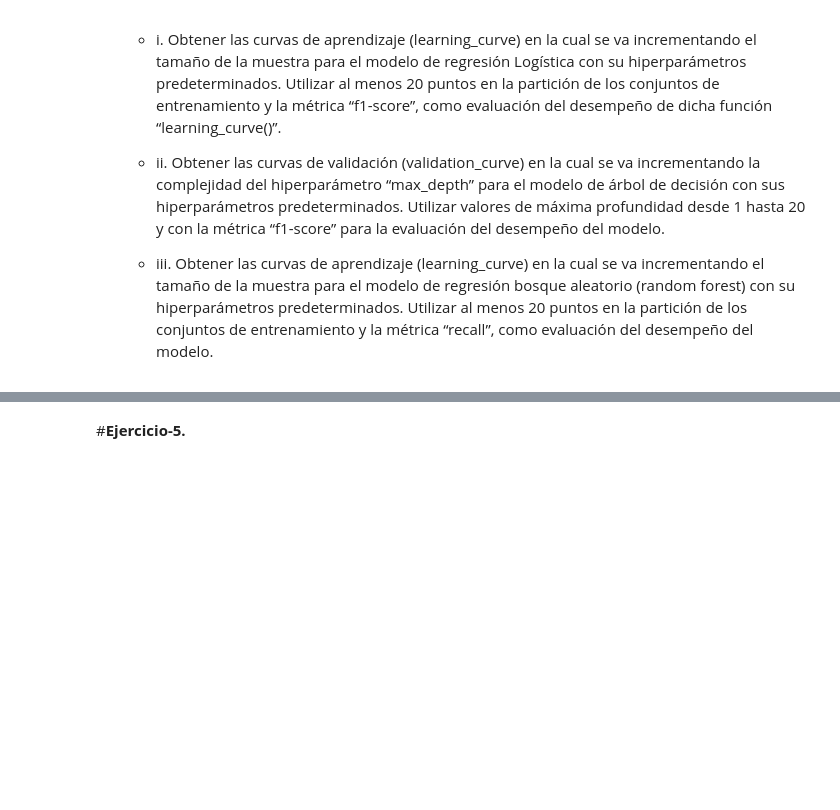
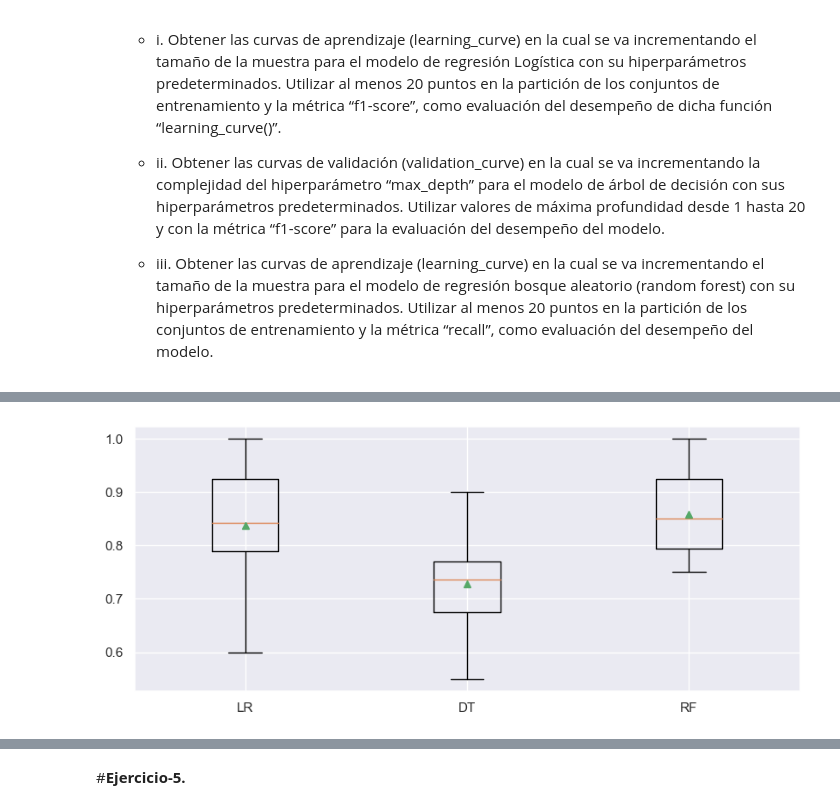
Before and after one commit to KarltonBotics/MNA-IA-Equipos51, a Jupyter notebook: Arboldedecision_Equipo51.ipynb, the cells around one changed output, grey strips where cells are left out. Saved outputs shown, nothing was run; the diff lists cells and outputs as text; code cells hidden in the pictures; blank space fills up the shorter version.

```diff
--- a/Arboldedecision_Equipo51.ipynb
+++ b/Arboldedecision_Equipo51.ipynb
@@ -549,0 +633,14 @@ None
+# %%
+def mi_gmean(yreal, ypred):
+
+  #Utilizamos la funcion "confusion_matriz", para obtener los verdaderos, positivos y negativos
+  #lo mismo con los falsos, positivos y negativos.
+  tn, fp, fn, tp = confusion_matrix(yreal, ypred).ravel()
+
+  #Calculo de la metrica de recall
+  recall    = tp/(tp+fn)
+  #Calculo de la metrica gmen, para esta se requiere la metrica de especificidad
+  specificity= tn/(tn+fp)
+  #Ahora si el calculo de gmena
+  gmean = math.sqrt(recall*specificity)
+  return gmean
@@ -549,0 +685,3 @@ None
+# %%
+# Validación cruzada
+cv = RepeatedStratifiedKFold(n_splits=5, n_repeats=3, random_state=0)
@@ -549,0 +721,20 @@ None
+# %%
+modelos, nombres = get_models()  # cargamos los modelos a comparar
+resultados = list()
+
+for i in range(len(modelos)):
+  pipeline = Pipeline(steps=[('ct', columnasTransformer),('m',modelos[i])])
+  mis_metricas ={'mi_accuracy':make_scorer(mi_accuracy),
+                 'mi_precision':make_scorer(mi_precision),
+                 'mi_recall':make_scorer(mi_recall),
+                 'mi_f1score':make_scorer(mi_f1score),
+                 'mi_gmean':make_scorer(mi_gmean)}
+  scores = cross_validate(pipeline, X_val, np.ravel(y_val), scoring= mis_metricas, cv=cv)
+  resultados.append(scores)
+  print('%s:\nAccuracy: %.3f\nPrecision: %.3f\nRecall: %.3f\nF1-Score: %.3f\nGmean: %.3f\n' % (nombres[i],
+                                                                          np.mean(scores['test_mi_accuracy']),
+                                                                          np.mean(scores['test_mi_precision']),
+                                                                          np.mean(scores['test_mi_recall']),
+                                                                          np.mean(scores['test_mi_f1score']),
+                                                                          np.mean(scores['test_mi_gmean']),
+                                                                          ))
@@ -549,0 +811,10 @@ None
+# %%
+bpRecall = list()
+for i in range(len(resultados)):
+  Recall_metric = resultados[i]['test_mi_recall']
+  bpRecall.append(Recall_metric)
+
+plt.boxplot(bpRecall, labels=nombres, showmeans=True)
+plt.show()
+# %% [output]
+[figure, added]
```
Also changed, not shown: parts of 23 cells of this notebook.
